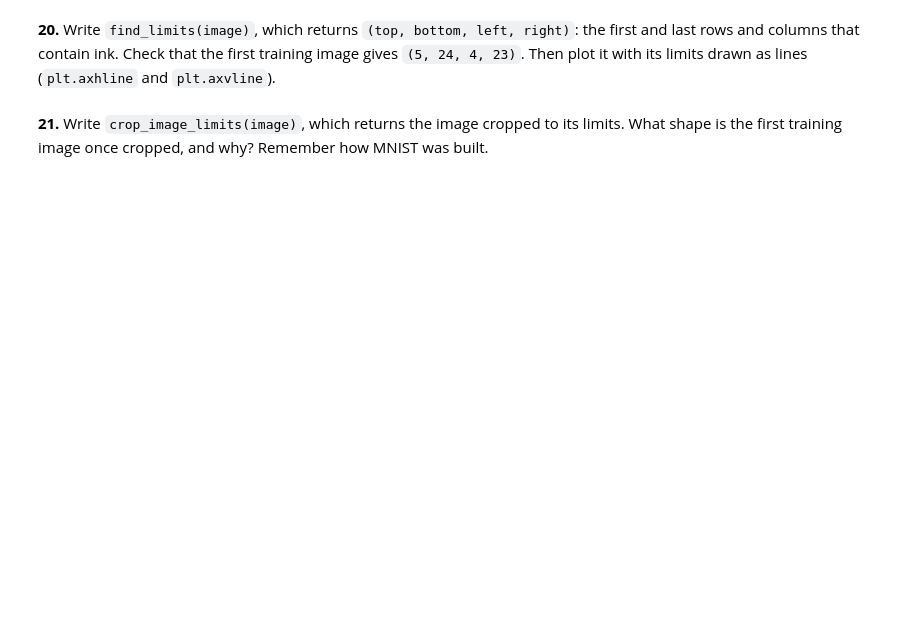
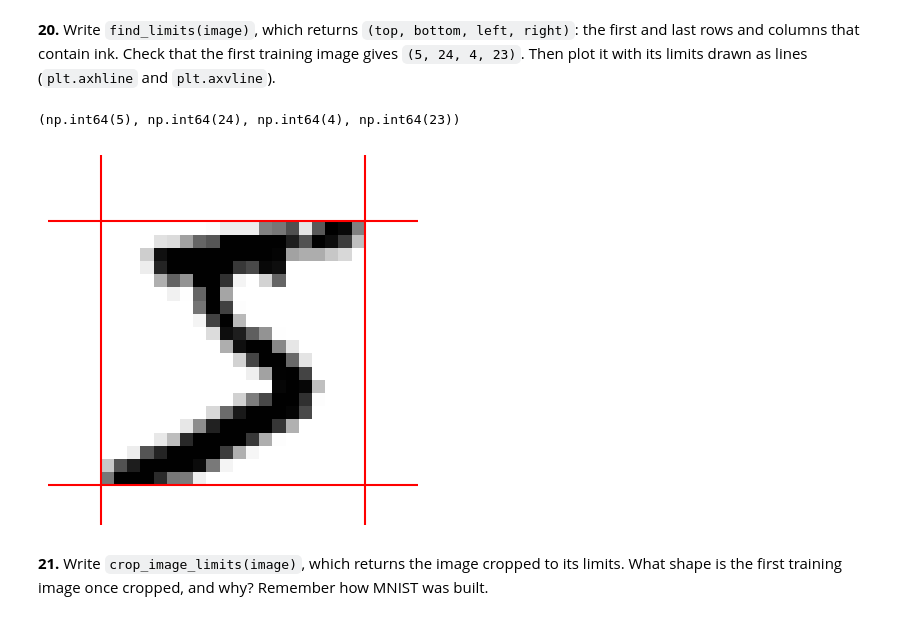
Before and after one commit to Varo-27/numpy-mnist, a Jupyter notebook: mnist_numpy.ipynb, the cells around one changed output. Saved outputs shown, nothing was run; the diff lists cells and outputs as text; code cells hidden in the pictures; blank space fills up the shorter version.

```diff
--- a/mnist_numpy.ipynb
+++ b/mnist_numpy.ipynb
@@ -398,4 +418,27 @@ plot_first_100(X_train_noisy_binarized[:100])
 # %% [markdown]
 **20.** Write `find_limits(image)`, which returns `(top, bottom, left, right)`: the first and last rows and columns that contain ink. Check that the first training image gives `(5, 24, 4, 23)`. Then plot it with its limits drawn as lines (`plt.axhline` and `plt.axvline`).
+# %%
+def find_limits(image):
+    rows_with_ink = np.flatnonzero(image.any(axis=1))
+    cols_with_ink = np.flatnonzero(image.any(axis=0))
+    return rows_with_ink[0], rows_with_ink[-1], cols_with_ink[0], cols_with_ink[-1]
+
+find_limits(X_train[0])
+# %% [output]
+(np.int64(5), np.int64(24), np.int64(4), np.int64(23))
+# %%
+def plot_with_limits(image):
+     top, bottom, left, right = find_limits(image)
+     plt.imshow(image, cmap="binary")
+     plt.axhline(top - 0.5, color="red")
+     plt.axhline(bottom + 0.5, color="red")
+     plt.axvline(left - 0.5, color="red")
+     plt.axvline(right + 0.5, color="red")
+     plt.axis("off")
+     plt.show()
+
+plot_with_limits(X_train[0])
+# %% [output]
+[figure, added]
 # %% [markdown]
 **21.** Write `crop_image_limits(image)`, which returns the image cropped to its limits. What shape is the first training image once cropped, and why? Remember how MNIST was built.
```
Also changed, not shown: parts of 10 cells of this notebook, 1 other file.
